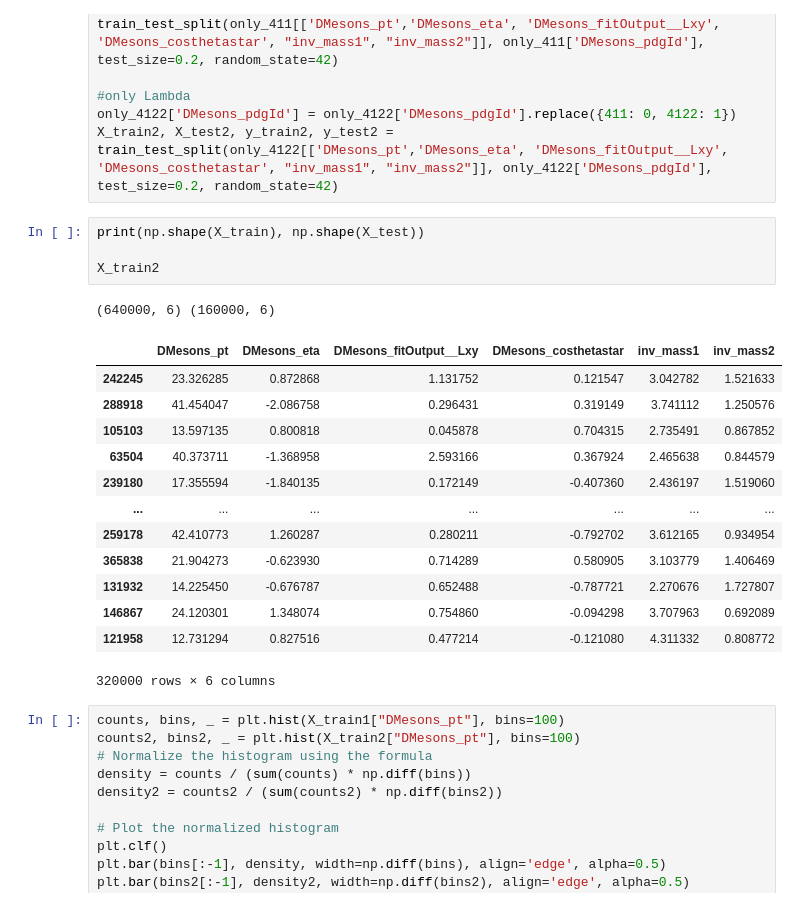
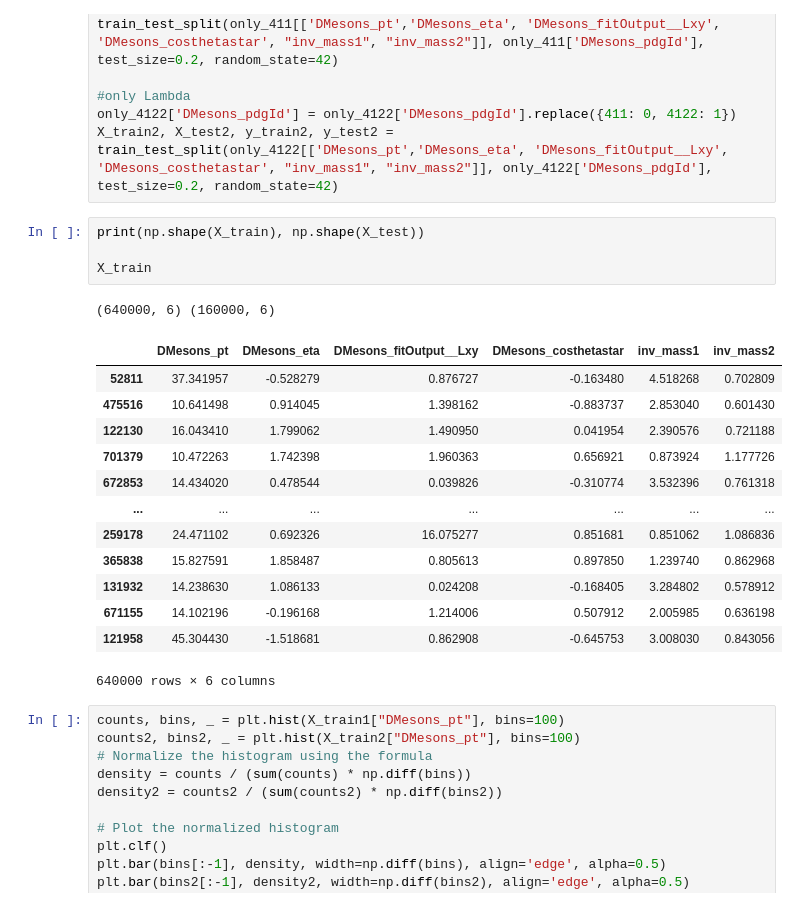
Before and after one commit to GitGup/ATLAS_DNN, a Jupyter notebook: MC_DNN.ipynb, the cells around one changed output. Drawn from its saved outputs; the diff is of its cells as text.

```diff
--- a/MC_DNN.ipynb
+++ b/MC_DNN.ipynb
@@ -516,22 +516,22 @@ X_train2, X_test2, y_train2, y_test2 = train_test_split(only_4122[['DMesons_pt',
 # %%
 print(np.shape(X_train), np.shape(X_test))
 
-X_train2
+X_train
 # %% [output]
 (640000, 6) (160000, 6)
 |  | DMesons_pt | DMesons_eta | DMesons_fitOutput__Lxy | DMesons_costhetastar | inv_mass1 | inv_mass2 |
-| 242245 | 23.326285 | 0.872868 | 1.131752 | 0.121547 | 3.042782 | 1.521633 |
-| 288918 | 41.454047 | -2.086758 | 0.296431 | 0.319149 | 3.741112 | 1.250576 |
-| 105103 | 13.597135 | 0.800818 | 0.045878 | 0.704315 | 2.735491 | 0.867852 |
-| 63504 | 40.373711 | -1.368958 | 2.593166 | 0.367924 | 2.465638 | 0.844579 |
-| 239180 | 17.355594 | -1.840135 | 0.172149 | -0.407360 | 2.436197 | 1.519060 |
+| 52811 | 37.341957 | -0.528279 | 0.876727 | -0.163480 | 4.518268 | 0.702809 |
+| 475516 | 10.641498 | 0.914045 | 1.398162 | -0.883737 | 2.853040 | 0.601430 |
+| 122130 | 16.043410 | 1.799062 | 1.490950 | 0.041954 | 2.390576 | 0.721188 |
+| 701379 | 10.472263 | 1.742398 | 1.960363 | 0.656921 | 0.873924 | 1.177726 |
+| 672853 | 14.434020 | 0.478544 | 0.039826 | -0.310774 | 3.532396 | 0.761318 |
 | ... | ... | ... | ... | ... | ... | ... |
-| 259178 | 42.410773 | 1.260287 | 0.280211 | -0.792702 | 3.612165 | 0.934954 |
-| 365838 | 21.904273 | -0.623930 | 0.714289 | 0.580905 | 3.103779 | 1.406469 |
-| 131932 | 14.225450 | -0.676787 | 0.652488 | -0.787721 | 2.270676 | 1.727807 |
-| 146867 | 24.120301 | 1.348074 | 0.754860 | -0.094298 | 3.707963 | 0.692089 |
-| 121958 | 12.731294 | 0.827516 | 0.477214 | -0.121080 | 4.311332 | 0.808772 |
+| 259178 | 24.471102 | 0.692326 | 16.075277 | 0.851681 | 0.851062 | 1.086836 |
+| 365838 | 15.827591 | 1.858487 | 0.805613 | 0.897850 | 1.239740 | 0.862968 |
+| 131932 | 14.238630 | 1.086133 | 0.024208 | -0.168405 | 3.284802 | 0.578912 |
+| 671155 | 14.102196 | -0.196168 | 1.214006 | 0.507912 | 2.005985 | 0.636198 |
+| 121958 | 45.304430 | -1.518681 | 0.862908 | -0.645753 | 3.008030 | 0.843056 |
-320000 rows × 6 columns
+640000 rows × 6 columns
 # %%
 counts, bins, _ = plt.hist(X_train1["DMesons_pt"], bins=100)
 counts2, bins2, _ = plt.hist(X_train2["DMesons_pt"], bins=100)
```
Also changed, not shown: parts of 1 cell of this notebook.
